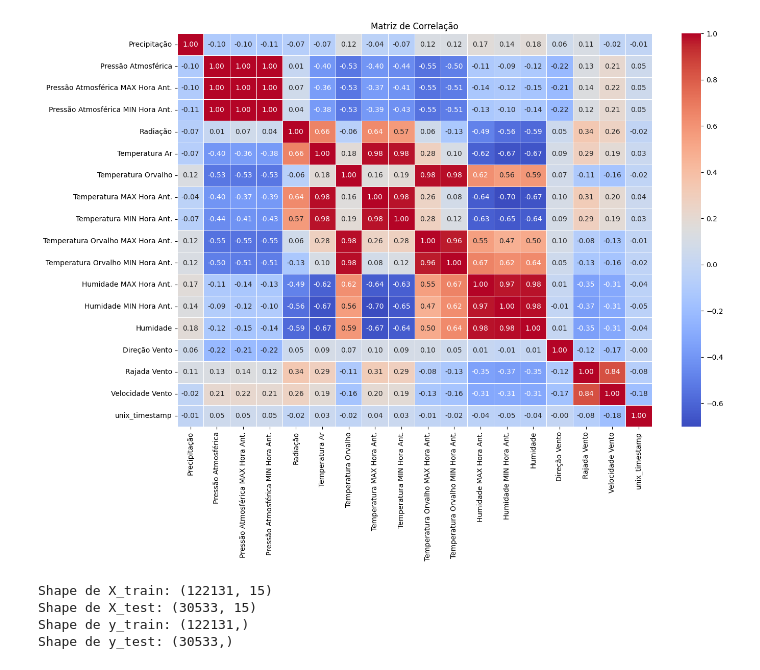
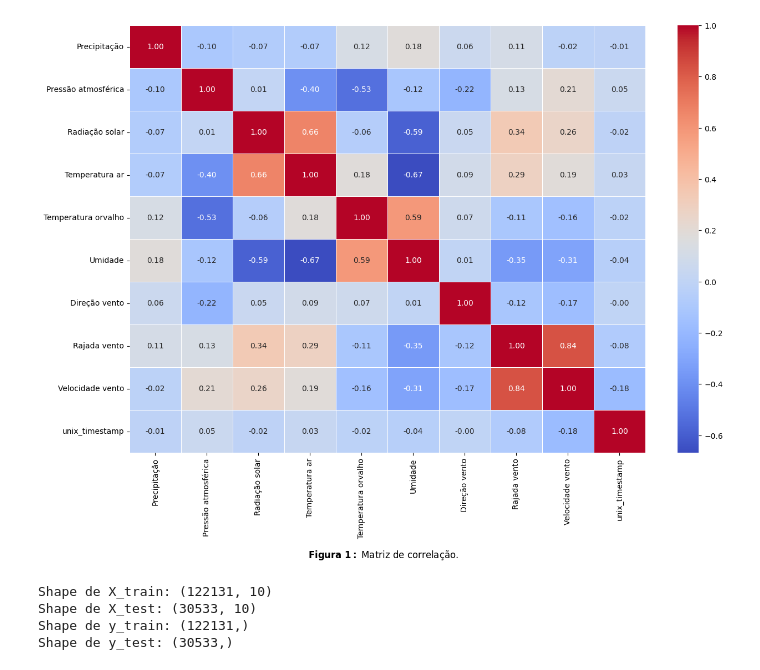
Before and after one commit to ernanimansur/rede-neural-previsao-temperatura, a Jupyter notebook: main.ipynb, the cells around one changed output. Cells and saved outputs as stored; diff of their text form; code cells hidden in the pictures.

```diff
--- a/main.ipynb
+++ b/main.ipynb
@@ -67,30 +65,32 @@ data.to_csv('relevant_data.csv', sep=';', encoding='latin1')
 # %%
-new_data = pd.read_csv('relevant_data.csv', sep=';', encoding='latin1')
-new_data = new_data.set_index('datetime')
+# Carrega os dados
+data = pd.read_csv('all_data.csv', sep=';', encoding='latin1')
+data = data.set_index('datetime')
-# %%
-correlation_matrix = new_data.corr()
-
-# Configura o tamanho do gráfico
-plt.figure(figsize=(15, 10))
-
-# Cria o heatmap
-sns.heatmap(correlation_matrix, annot=True, fmt=".2f", cmap="coolwarm", linewidths=0.5)
-
-# Título do gráfico
-plt.title("Matriz de Correlação")
-
-# Mostra o gráfico
-plt.show()
-# %% [output]
-[figure, removed]
+# %%
+# Plota matriz de correlação
+del_data = ['Pressão Atmosférica MAX Hora Ant.', 'Pressão Atmosférica MIN Hora Ant.', 'Temperatura MAX Hora Ant.', 'Temperatura MIN Hora Ant.',
+            'Temperatura Orvalho MAX Hora Ant.', 'Temperatura Orvalho MIN Hora Ant.', 'Umidade MAX Hora Ant.', 'Umidade MIN Hora Ant.',]
+
+correlation_matrix = data.drop(columns=del_data, axis=1).corr()
+
+plt.figure(figsize=(15, 10))
+sns.heatmap(correlation_matrix, annot=True, fmt=".2f", cmap="coolwarm", linewidths=0.5)
+plt.gcf().text(0.43, -0.08, r'$\bf{Figura\ 1:}$ Matriz de correlação.', ha='center', fontsize=12)
+plt.show()
+# %% [output]
+[figure, added]
 # %%
 # Prepara os dados para o treinamento
 
-X = new_data.drop(columns=['Temperatura Ar', 'Temperatura MAX Hora Ant.', 'Temperatura MIN Hora Ant.'], axis=1).values
-y = new_data['Temperatura Ar'].values
+# Remove colunas do treinamento
+del_data = ['Pressão Atmosférica MAX Hora Ant.', 'Pressão Atmosférica MIN Hora Ant.', 'Temperatura MAX Hora Ant.', 'Temperatura MIN Hora Ant.',
+            'Temperatura Orvalho MAX Hora Ant.', 'Temperatura Orvalho MIN Hora Ant.', 'Umidade MAX Hora Ant.', 'Umidade MIN Hora Ant.',]
+
+X = data.drop(columns=del_data, axis=1).values
+y = data['Temperatura ar'].values
 
 # Dividir os dados em treinamento e teste
-X_train, X_test, y_train, y_test = train_test_split(X, y, test_size=0.2, shuffle=False)
+X_train, X_test, y_train, y_test = train_test_split(X, y, test_size=0.2, random_state=42)
 
 # Normaliza os dados
 scaler = StandardScaler()
@@ -103,8 +103,8 @@ print("Shape de X_test:", X_test.shape)
 print("Shape de y_train:", y_train.shape)
 print("Shape de y_test:", y_test.shape)
 # %% [output]
-Shape de X_train: (122131, 15)
-Shape de X_test: (30533, 15)
+Shape de X_train: (122131, 10)
+Shape de X_test: (30533, 10)
 Shape de y_train: (122131,)
 Shape de y_test: (30533,)
 # %%
```
Also changed, not shown: parts of 13 cells of this notebook, 4 other files.
